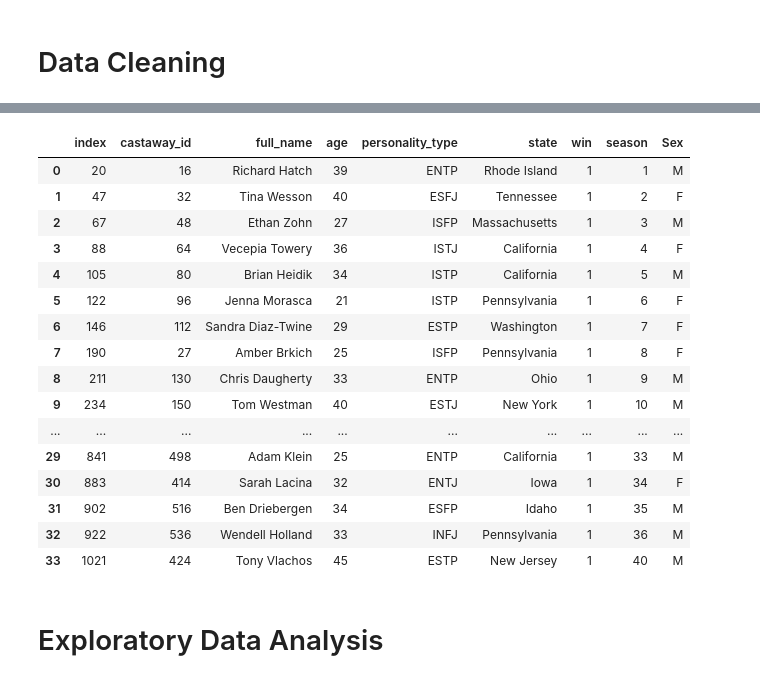
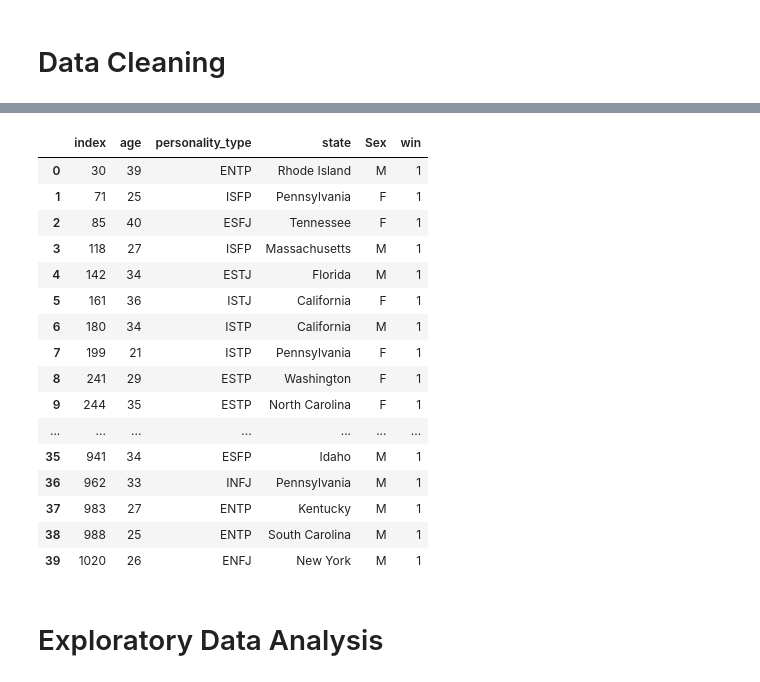
Before and after one commit to stat426-fall2021/classproject-front-row, a Jupyter notebook: front-row-project-data.ipynb, the cells around one changed output, grey strips where cells are left out. Saved outputs shown, nothing was run; the diff lists cells and outputs as text; code cells hidden in the pictures.

```diff
--- a/front-row-project-data.ipynb
+++ b/front-row-project-data.ipynb
@@ -32,14 +29,8 @@ castaways = castaways[['castaway_id','full_name', 'age', 'personality_type', 'st
 # %%
-
+#There are 6 people who are winners but have NaN gender, this code extracts those people and replaces the NaN with their gender
+#all of these winners were male.
 cast2 = pd.merge(castaways, gender, how = 'left')
 
 nogen = cast2[pd.isna(cast2[' Sex']) == True][cast2.win == 1]
 nogen[' Sex'] = nogen[' Sex'].replace(np.nan, "M")
 nogen = nogen[['full_name', ' Sex']]
-
-cast1 = pd.merge(cast2, nogen, on = 'full_name', how = 'outer')
-cast1
-
-cast1[' Sex'] = 0
-for i in cast1[' Sex']:
-    if cast1[]
@@ -59,0 +49,7 @@ for i in cast1[' Sex']:
+# %%
+cast1[' Sex'] = 0
+for i in range(0, 1023):
+    if pd.isna(cast1[' Sex_x'][i]) == True:
+        cast1[' Sex'][i] = cast1[' Sex_y'][i]
+    else:
+        cast1[' Sex'][i] = cast1[' Sex_x'][i]
@@ -60,27 +69,26 @@ for i in cast1[' Sex']:
 # %%
+cast1 = cast1[['age', 'personality_type', 'state', ' Sex', 'win']]
 cast1 = cast1.dropna()
-cast1 = cast1.drop_duplicates()
+cast = cast1.drop_duplicates()
 newest_season_full[' Sex'] = ('M', 'F', 'M', 'M', 'M', 'F', 'F', 'F', 'M', 'M', 'M', 'F', 'M', 'F', 'F', 'F', 'M', 'M')
 newest_season = newest_season_full[['age', 'personality_type', 'state', ' Sex']]
-# %%
-cast = cast1[['age', 'personality_type', 'state', ' Sex', 'win']]
 # %%
-cast1[cast1.win == 1].reset_index()
+cast[cast.win == 1].reset_index()
 # %% [output]
-|  | index | castaway_id | full_name | age | personality_type | state | win | season | Sex |
-| 0 | 20 | 16 | Richard Hatch | 39 | ENTP | Rhode Island | 1 | 1 | M |
-| 1 | 47 | 32 | Tina Wesson | 40 | ESFJ | Tennessee | 1 | 2 | F |
-| 2 | 67 | 48 | Ethan Zohn | 27 | ISFP | Massachusetts | 1 | 3 | M |
-| 3 | 88 | 64 | Vecepia Towery | 36 | ISTJ | California | 1 | 4 | F |
-| 4 | 105 | 80 | Brian Heidik | 34 | ISTP | California | 1 | 5 | M |
-| 5 | 122 | 96 | Jenna Morasca | 21 | ISTP | Pennsylvania | 1 | 6 | F |
-| 6 | 146 | 112 | Sandra Diaz-Twine | 29 | ESTP | Washington | 1 | 7 | F |
-| 7 | 190 | 27 | Amber Brkich | 25 | ISFP | Pennsylvania | 1 | 8 | F |
-| 8 | 211 | 130 | Chris Daugherty | 33 | ENTP | Ohio | 1 | 9 | M |
-| 9 | 234 | 150 | Tom Westman | 40 | ESTJ | New York | 1 | 10 | M |
-| ... | ... | ... | ... | ... | ... | ... | ... | ... | ... |
-| 29 | 841 | 498 | Adam Klein | 25 | ENTP | California | 1 | 33 | M |
-| 30 | 883 | 414 | Sarah Lacina | 32 | ENTJ | Iowa | 1 | 34 | F |
-| 31 | 902 | 516 | Ben Driebergen | 34 | ESFP | Idaho | 1 | 35 | M |
-| 32 | 922 | 536 | Wendell Holland | 33 | INFJ | Pennsylvania | 1 | 36 | M |
-| 33 | 1021 | 424 | Tony Vlachos | 45 | ESTP | New Jersey | 1 | 40 | M |
+|  | index | age | personality_type | state | Sex | win |
+| 0 | 30 | 39 | ENTP | Rhode Island | M | 1 |
+| 1 | 71 | 25 | ISFP | Pennsylvania | F | 1 |
+| 2 | 85 | 40 | ESFJ | Tennessee | F | 1 |
+| 3 | 118 | 27 | ISFP | Massachusetts | M | 1 |
+| 4 | 142 | 34 | ESTJ | Florida | M | 1 |
+| 5 | 161 | 36 | ISTJ | California | F | 1 |
+| 6 | 180 | 34 | ISTP | California | M | 1 |
+| 7 | 199 | 21 | ISTP | Pennsylvania | F | 1 |
+| 8 | 241 | 29 | ESTP | Washington | F | 1 |
+| 9 | 244 | 35 | ESTP | North Carolina | F | 1 |
+| ... | ... | ... | ... | ... | ... | ... |
+| 35 | 941 | 34 | ESFP | Idaho | M | 1 |
+| 36 | 962 | 33 | INFJ | Pennsylvania | M | 1 |
+| 37 | 983 | 27 | ENTP | Kentucky | M | 1 |
+| 38 | 988 | 25 | ENTP | South Carolina | M | 1 |
+| 39 | 1020 | 26 | ENFJ | New York | M | 1 |
```
Also changed, not shown: parts of 23 cells of this notebook, 1 other file.
